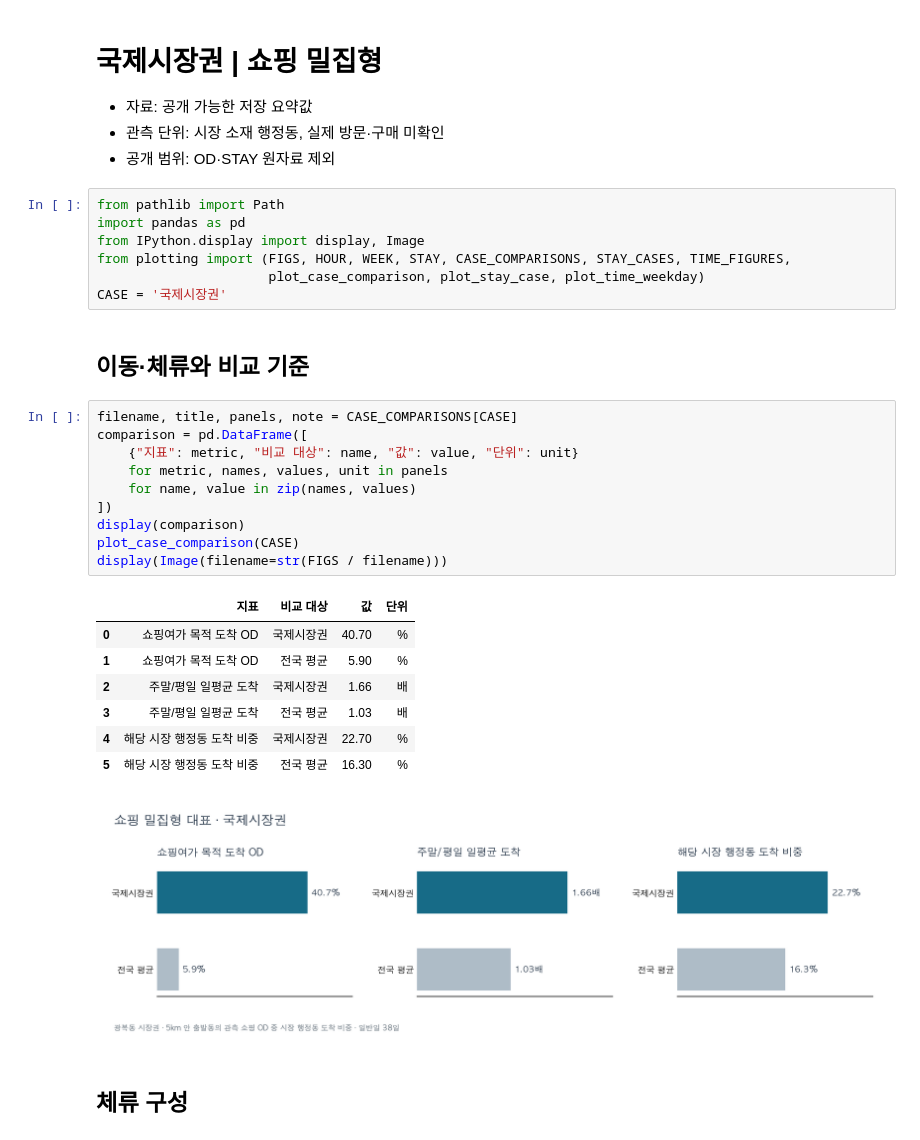
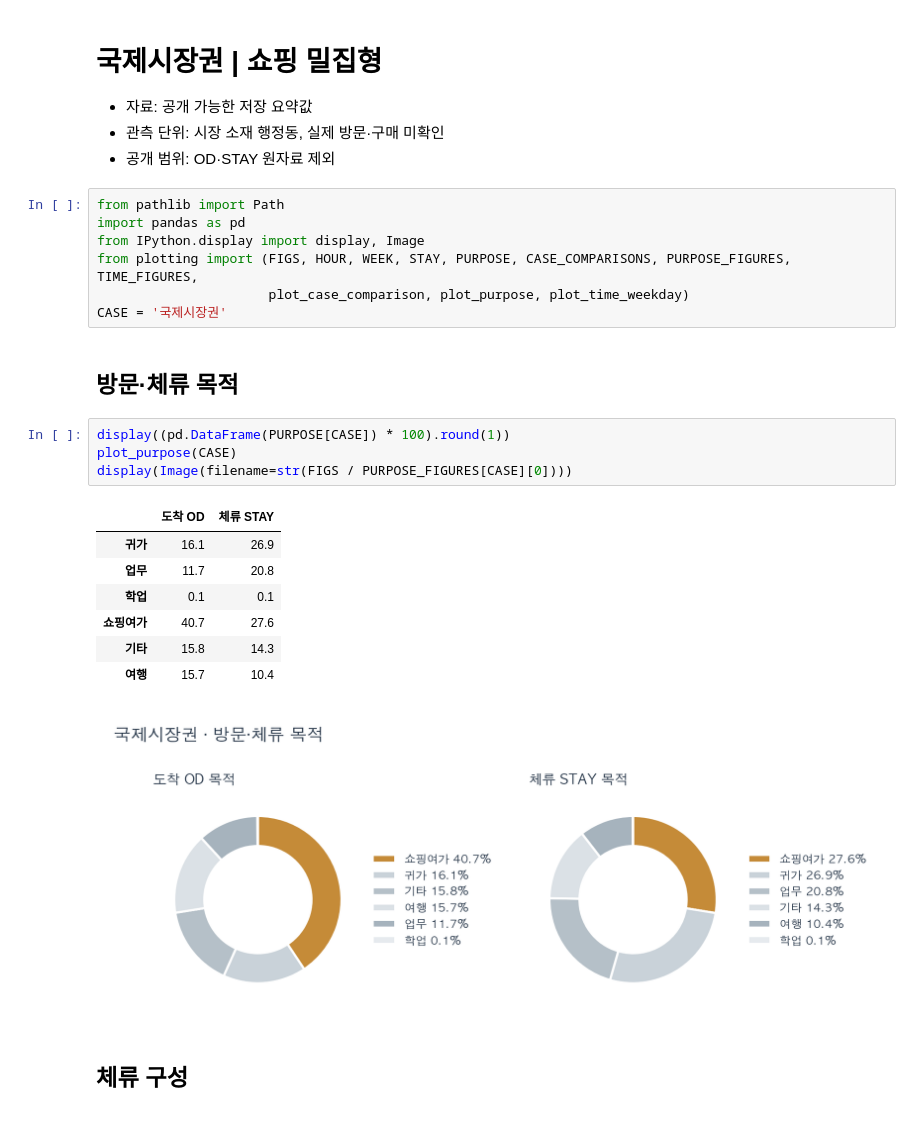
Before and after one commit to hyun8838/bc-market-analysis, a Jupyter notebook: code/10_International.ipynb, the cells around one changed output. Saved outputs shown, nothing was run; the diff lists cells and outputs as text.

```diff
--- a/code/10_International.ipynb
+++ b/code/10_International.ipynb
@@ -8,30 +8,24 @@
 from pathlib import Path
 import pandas as pd
 from IPython.display import display, Image
-from plotting import (FIGS, HOUR, WEEK, STAY, CASE_COMPARISONS, STAY_CASES, TIME_FIGURES,
-                      plot_case_comparison, plot_stay_case, plot_time_weekday)
+from plotting import (FIGS, HOUR, WEEK, STAY, PURPOSE, CASE_COMPARISONS, PURPOSE_FIGURES, TIME_FIGURES,
+                      plot_case_comparison, plot_purpose, plot_time_weekday)
 CASE = '국제시장권'
 # %% [markdown]
-## 이동·체류와 비교 기준
+## 방문·체류 목적
 # %%
-filename, title, panels, note = CASE_COMPARISONS[CASE]
-comparison = pd.DataFrame([
-    {"지표": metric, "비교 대상": name, "값": value, "단위": unit}
-    for metric, names, values, unit in panels
-    for name, value in zip(names, values)
-])
-display(comparison)
-plot_case_comparison(CASE)
-display(Image(filename=str(FIGS / filename)))
+display((pd.DataFrame(PURPOSE[CASE]) * 100).round(1))
+plot_purpose(CASE)
+display(Image(filename=str(FIGS / PURPOSE_FIGURES[CASE][0])))
 # %% [output]
-|  | 지표 | 비교 대상 | 값 | 단위 |
-| 0 | 쇼핑여가 목적 도착 OD | 국제시장권 | 40.70 | % |
-| 1 | 쇼핑여가 목적 도착 OD | 전국 평균 | 5.90 | % |
-| 2 | 주말/평일 일평균 도착 | 국제시장권 | 1.66 | 배 |
-| 3 | 주말/평일 일평균 도착 | 전국 평균 | 1.03 | 배 |
-| 4 | 해당 시장 행정동 도착 비중 | 국제시장권 | 22.70 | % |
-| 5 | 해당 시장 행정동 도착 비중 | 전국 평균 | 16.30 | % |
+|  | 도착 OD | 체류 STAY |
+| 귀가 | 16.1 | 26.9 |
+| 업무 | 11.7 | 20.8 |
+| 학업 | 0.1 | 0.1 |
+| 쇼핑여가 | 40.7 | 27.6 |
+| 기타 | 15.8 | 14.3 |
+| 여행 | 15.7 | 10.4 |
-[figure, old version]
+[figure, new version]
 # %% [markdown]
 ## 체류 구성
 # %%
```
Also changed, not shown: parts of 6 cells of this notebook, 28 other files.
